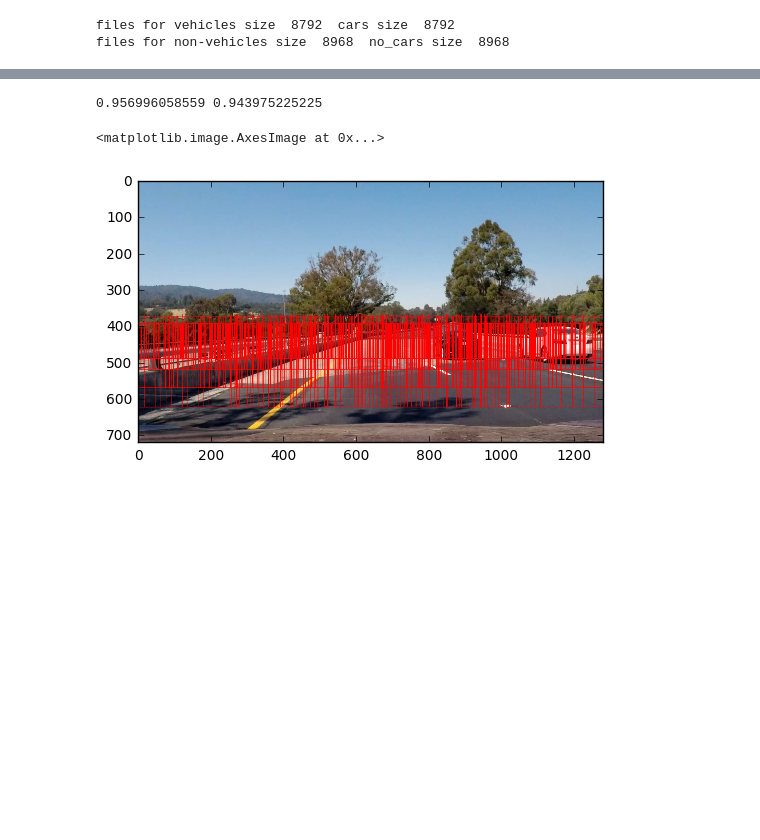
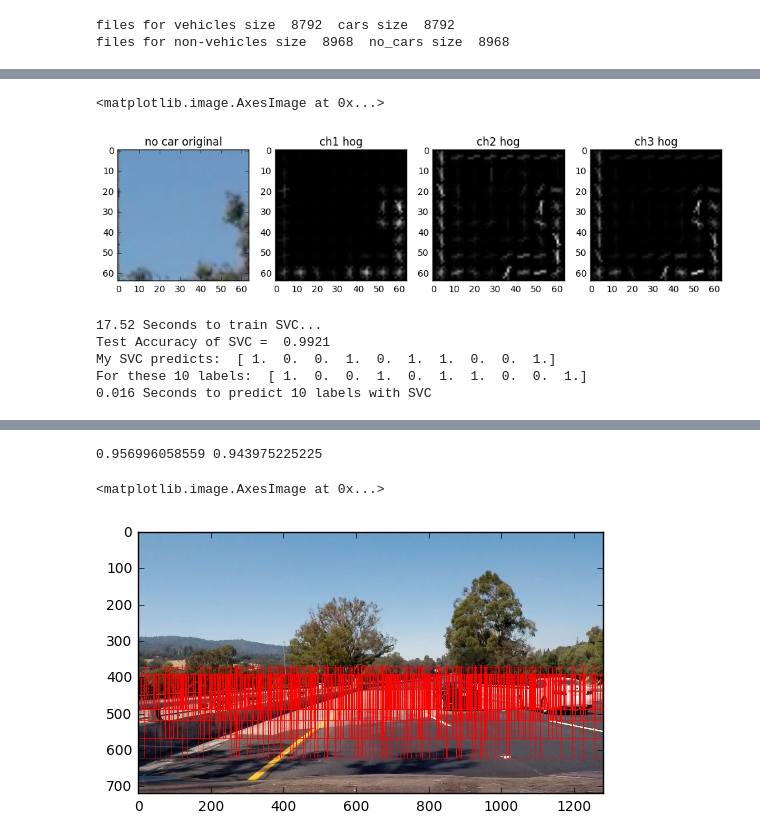
Before and after one commit to woshikangfei/Vehicle-Detection, a Jupyter notebook: Vehicle-Detection.ipynb, the cells around one changed output, grey strips where cells are left out. Drawn from its saved outputs; the diff is of its cells as text; code cells hidden in the pictures; blank space fills up the shorter version.

```diff
--- a/Vehicle-Detection.ipynb
+++ b/Vehicle-Detection.ipynb
@@ -146,0 +181,23 @@ axarr[4].imshow(s_hog, cmap='gray')
+# %%
+image=mpimg.imread(images_nocars[0])
+car_img_ycrcb = convert_image(image,'YCrCb')
+
+# Plot a figure with all three bar charts
+t,axarr = plt.subplots(1, 4, figsize=(12,3))
+axarr[0].set_title('no car original')
+axarr[0].imshow(image)
+
+features, gray_hog = get_hog_features(car_img_ycrcb[:,:,0], orient, pix_per_cell, cell_per_block, vis=True)
+axarr[1].set_title('ch1 hog')
+axarr[1].imshow(gray_hog, cmap='gray')
+
+features, h_hog = get_hog_features(car_img_ycrcb[:,:,1], orient, pix_per_cell, cell_per_block, vis=True)
+axarr[2].set_title('ch2 hog')
+axarr[2].imshow(h_hog, cmap='gray')
+
+features, l_hog = get_hog_features(car_img_ycrcb[:,:,2], orient, pix_per_cell, cell_per_block, vis=True)
+axarr[3].set_title('ch3 hog')
+axarr[3].imshow(l_hog, cmap='gray')
+# %% [output]
+<matplotlib.image.AxesImage at 0x...>
+[figure, added]
@@ -146,0 +318,27 @@ axarr[4].imshow(s_hog, cmap='gray')
+# %%
+import time
+# Use a linear SVC
+svc = LinearSVC()
+
+# Check the training time for the SVC
+t=time.time()
+svc.fit(X_train, y_train)
+t2 = time.time()
+print(round(t2-t, 2), 'Seconds to train SVC...')
+
+# Check the score of the SVC
+print('Test Accuracy of SVC = ', round(svc.score(X_test, y_test), 4))
+
+# Check the prediction time for a single sample
+t=time.time()
+n_predict = 10
+print('My SVC predicts: ', svc.predict(X_test[0:n_predict]))
+print('For these',n_predict, 'labels: ', y_test[0:n_predict])
+t2 = time.time()
+print(round(t2-t, 5), 'Seconds to predict', n_predict,'labels with SVC')
+# %% [output]
+17.52 Seconds to train SVC...
+Test Accuracy of SVC =  0.9921
+My SVC predicts:  [ 1.  0.  0.  1.  0.  1.  1.  0.  0.  1.]
+For these 10 labels:  [ 1.  0.  0.  1.  0.  1.  1.  0.  0.  1.]
+0.016 Seconds to predict 10 labels with SVC
```
Also changed, not shown: parts of 20 cells of this notebook, 2 other files.
